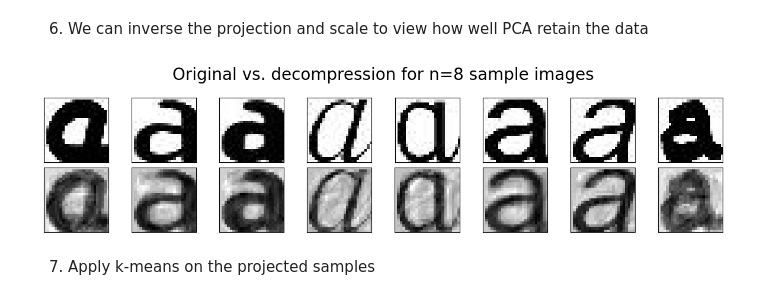
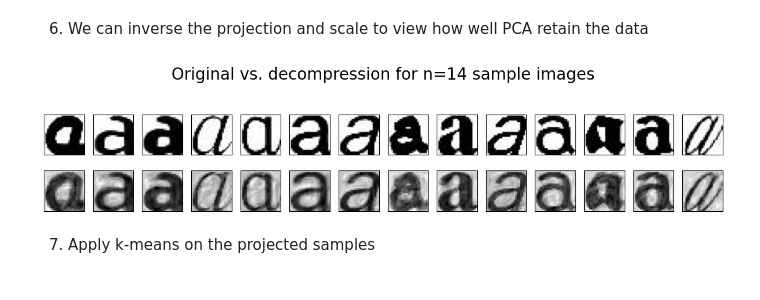
Before and after one commit to ifernandolopez/cv-from-scratch, a Jupyter notebook: kmeans_pca.ipynb, the cells around one changed output. Drawn from its saved outputs; the diff is of its cells as text; code cells hidden in the pictures.

```diff
--- a/kmeans_pca.ipynb
+++ b/kmeans_pca.ipynb
@@ -61,20 +61,20 @@ Number of components after PCA = 24
 # %%
 Z_r = pca.inverse_transform(Z_p)
 X_r = scaler.inverse_transform(Z_r)
-n_images = 8 # Change to view different images
+n_images = 14 # Change to view different images
 i_view = range(0,n_images)
 fig, axes = plt.subplots(nrows=2, ncols=len(i_view), figsize = [12,3])
 fig.suptitle('Original vs. decompression for n=%d sample images' % n_images, fontsize=20)
 for i in i_view:
     col = i-i_view[0]
     axes[0,col].imshow(X[i].reshape(n,m), cmap = 'gray')
     axes[1,col].imshow(X_r[i].reshape(n,m), cmap = 'gray')
 for ax in fig.axes:
     ax.axes.xaxis.set_ticks([])
     ax.axes.yaxis.set_ticks([])
 plt.tight_layout()
 # %% [output]
-[figure, old version]
+[figure, new version]
 # %% [markdown]
 7) Apply k-means on the projected samples
 # %%
```
Also changed, not shown: parts of 3 cells of this notebook, 1 other file.
